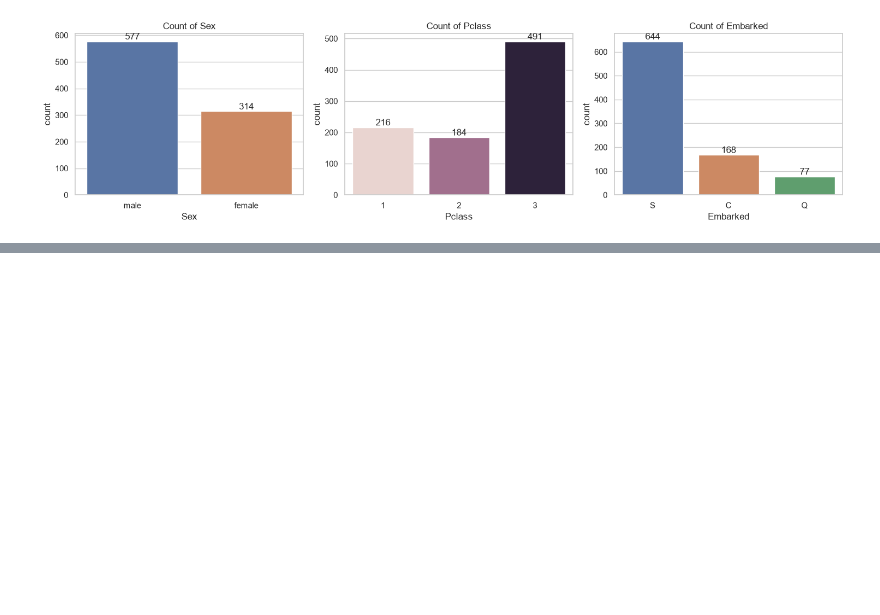
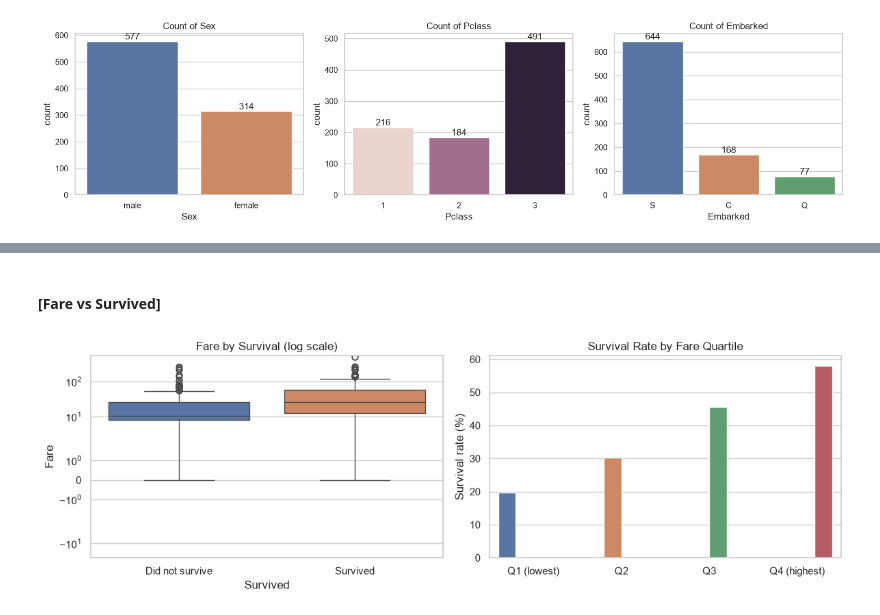
Before and after one commit to Tariqul-stack/titanic-survival-prediction, a Jupyter notebook: notebooks/01_eda.ipynb, the cells around one changed output, grey strips where cells are left out. Cells and saved outputs as stored; diff of their text form; code cells hidden in the pictures; blank space fills up the shorter version.

```diff
--- a/notebooks/01_eda.ipynb
+++ b/notebooks/01_eda.ipynb
@@ -177,0 +259,22 @@ plt.show()
+# %% [markdown]
+#### [Fare vs Survived]
+# %%
+fig, axes = plt.subplots(1, 2, figsize=(12, 4))
+
+sns.boxplot(data=df, x="Survived", y="Fare", hue="Survived", legend=False, ax=axes[0])
+axes[0].set_yscale("symlog")
+axes[0].set_xticks([0, 1])
+axes[0].set_xticklabels(["Did not survive", "Survived"])
+axes[0].set_title("Fare by Survival (log scale)")
+
+fare_bin = pd.qcut(df["Fare"], 4, labels=["Q1 (lowest)", "Q2", "Q3", "Q4 (highest)"])
+fare_rate = df.groupby(fare_bin, observed=True)["Survived"].mean() * 100
+sns.barplot(x=fare_rate.index, y=fare_rate.values, hue=fare_rate.index, legend=False, ax=axes[1])
+axes[1].set_title("Survival Rate by Fare Quartile")
+axes[1].set_ylabel("Survival rate (%)")
+axes[1].set_xlabel("")
+
+plt.tight_layout()
+plt.show()
+# %% [output]
+[figure, added]
```
Also changed, not shown: parts of 14 cells of this notebook, 1 other file.
